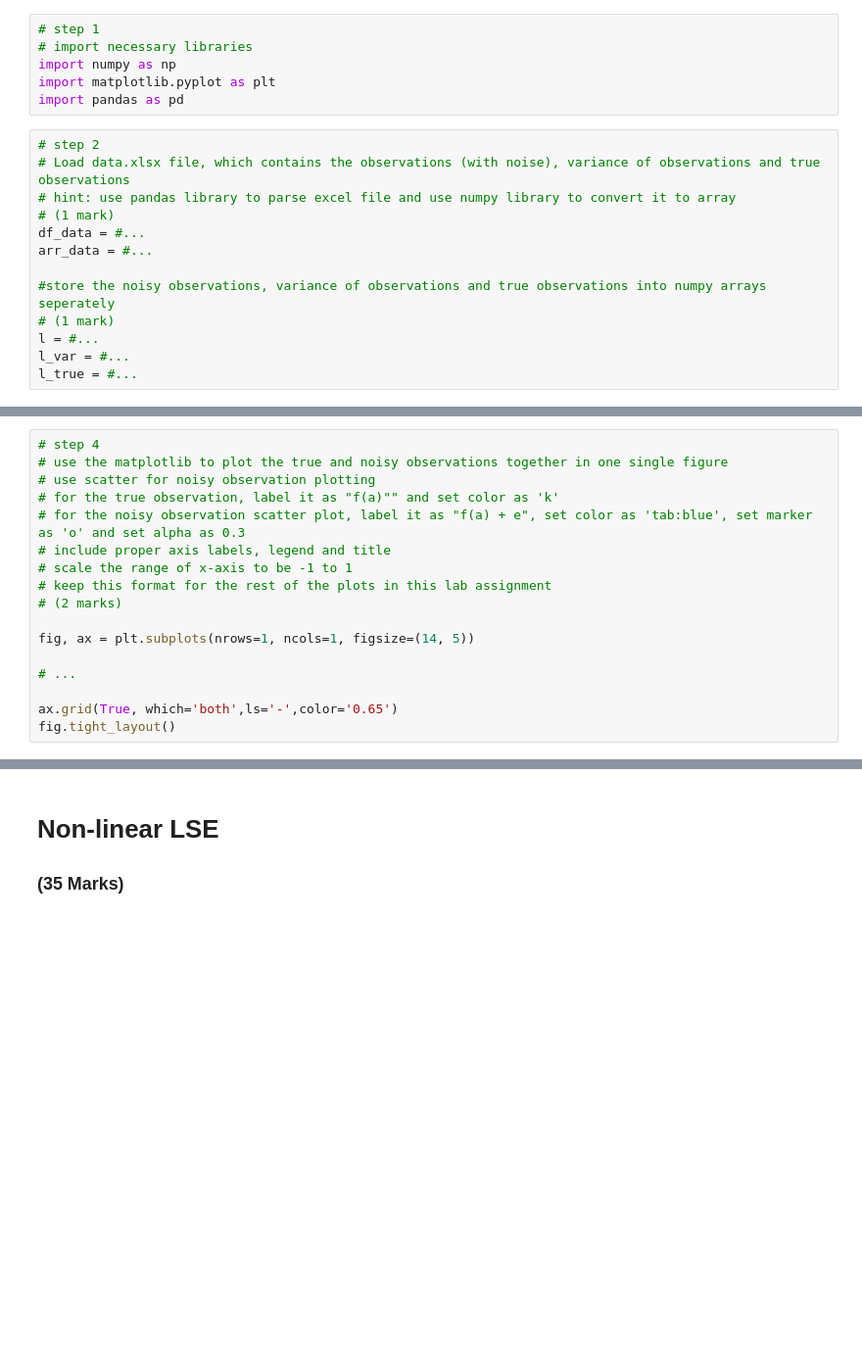
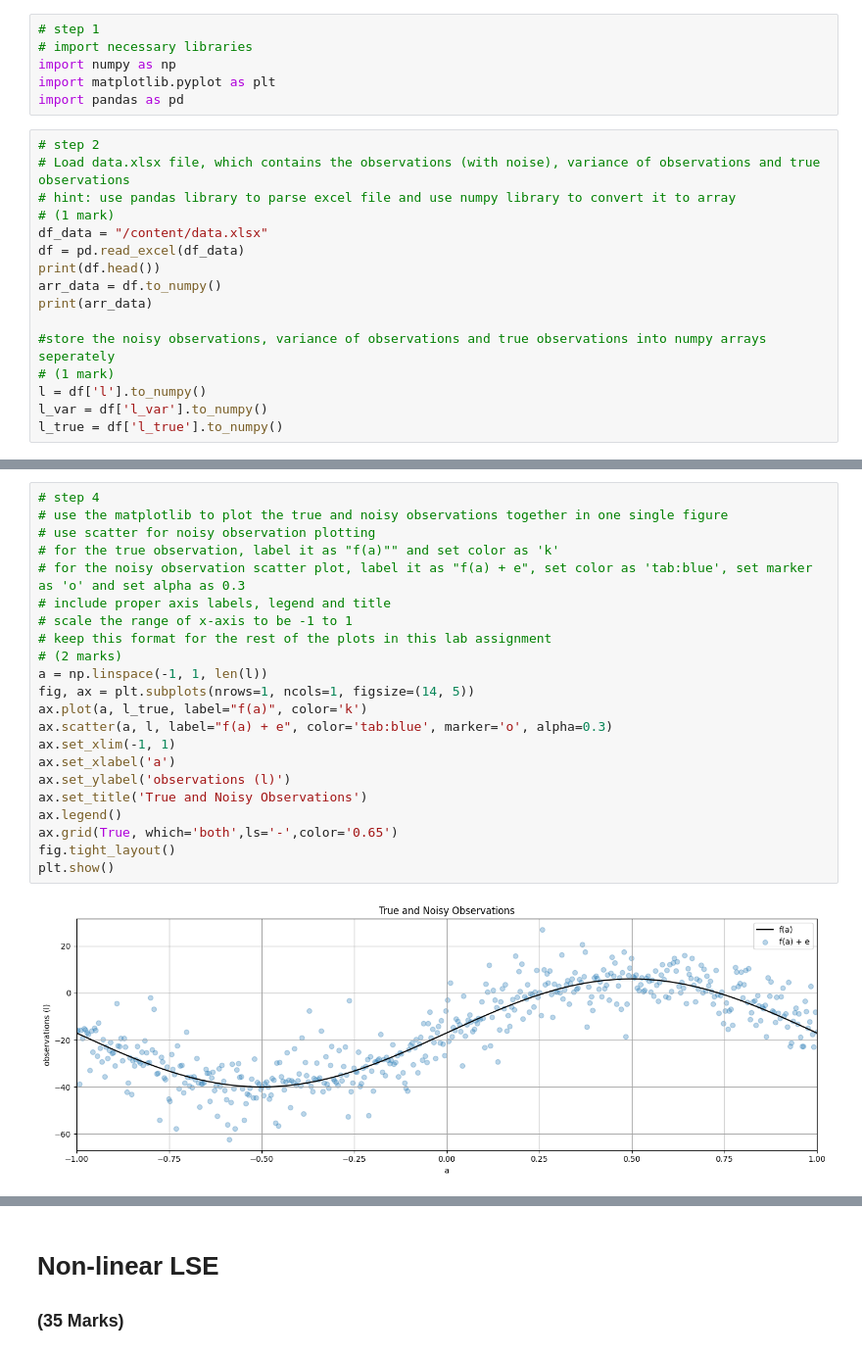
Before and after one commit to mahweerkumar/engg680_2024_fall, a Jupyter notebook: Lab_Assignment2/Assignment2 (1).ipynb, the cells around one changed output, grey strips where cells are left out. Shown at 98% size. Drawn from its saved outputs; the diff is of its cells as text; blank space fills up the shorter version.

```diff
--- a/Lab_Assignment2/Assignment2 (1).ipynb
+++ b/Lab_Assignment2/Assignment2 (1).ipynb
@@ -34,11 +39,14 @@ import pandas as pd
 # Load data.xlsx file, which contains the observations (with noise), variance of observations and true observations
 # hint: use pandas library to parse excel file and use numpy library to convert it to array
 # (1 mark)
-df_data = #...
-arr_data = #...
+df_data = "/content/data.xlsx"
+df = pd.read_excel(df_data)
+print(df.head())
+arr_data = df.to_numpy()
+print(arr_data)
 
 #store the noisy observations, variance of observations and true observations into numpy arrays seperately
 # (1 mark)
-l = #...
-l_var = #...
-l_true = #...
+l = df['l'].to_numpy()
+l_var = df['l_var'].to_numpy()
+l_true = df['l_true'].to_numpy()
@@ -60,20 +93,27 @@ a = np.linspace(start, end, n)
 # %%
 # step 4
 # use the matplotlib to plot the true and noisy observations together in one single figure
 # use scatter for noisy observation plotting
 # for the true observation, label it as "f(a)"" and set color as 'k'
 # for the noisy observation scatter plot, label it as "f(a) + e", set color as 'tab:blue', set marker as 'o' and set alpha as 0.3
 # include proper axis labels, legend and title
 # scale the range of x-axis to be -1 to 1
 # keep this format for the rest of the plots in this lab assignment
 # (2 marks)
-
+a = np.linspace(-1, 1, len(l))
 fig, ax = plt.subplots(nrows=1, ncols=1, figsize=(14, 5))
-
-# ...
-
+ax.plot(a, l_true, label="f(a)", color='k')
+ax.scatter(a, l, label="f(a) + e", color='tab:blue', marker='o', alpha=0.3)
+ax.set_xlim(-1, 1)
+ax.set_xlabel('a')
+ax.set_ylabel('observations (l)')
+ax.set_title('True and Noisy Observations')
+ax.legend()
 ax.grid(True, which='both',ls='-',color='0.65')
 fig.tight_layout()
+plt.show()
+# %% [output]
+[figure, added]
 # %%
 # step 5
 # define a curve fitting function named fit_polynomial_curve
```
Also changed, not shown: parts of 21 cells of this notebook.
